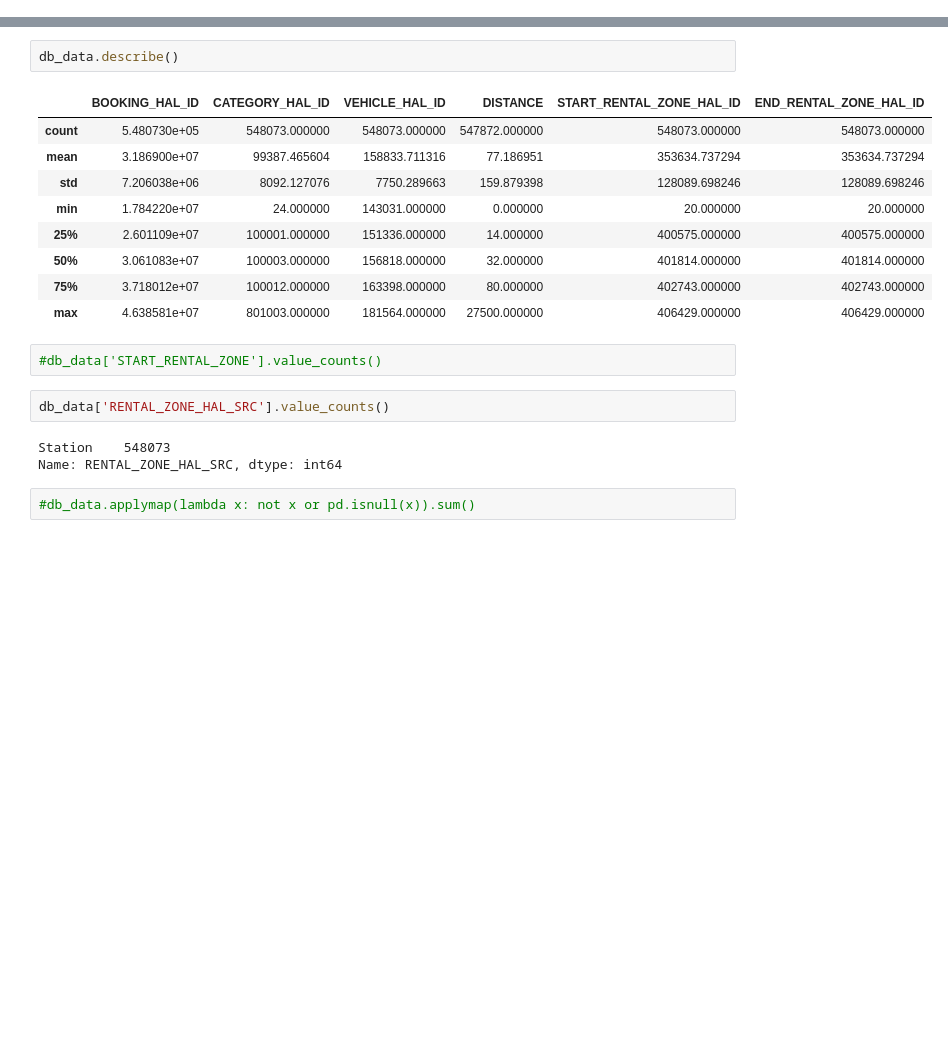
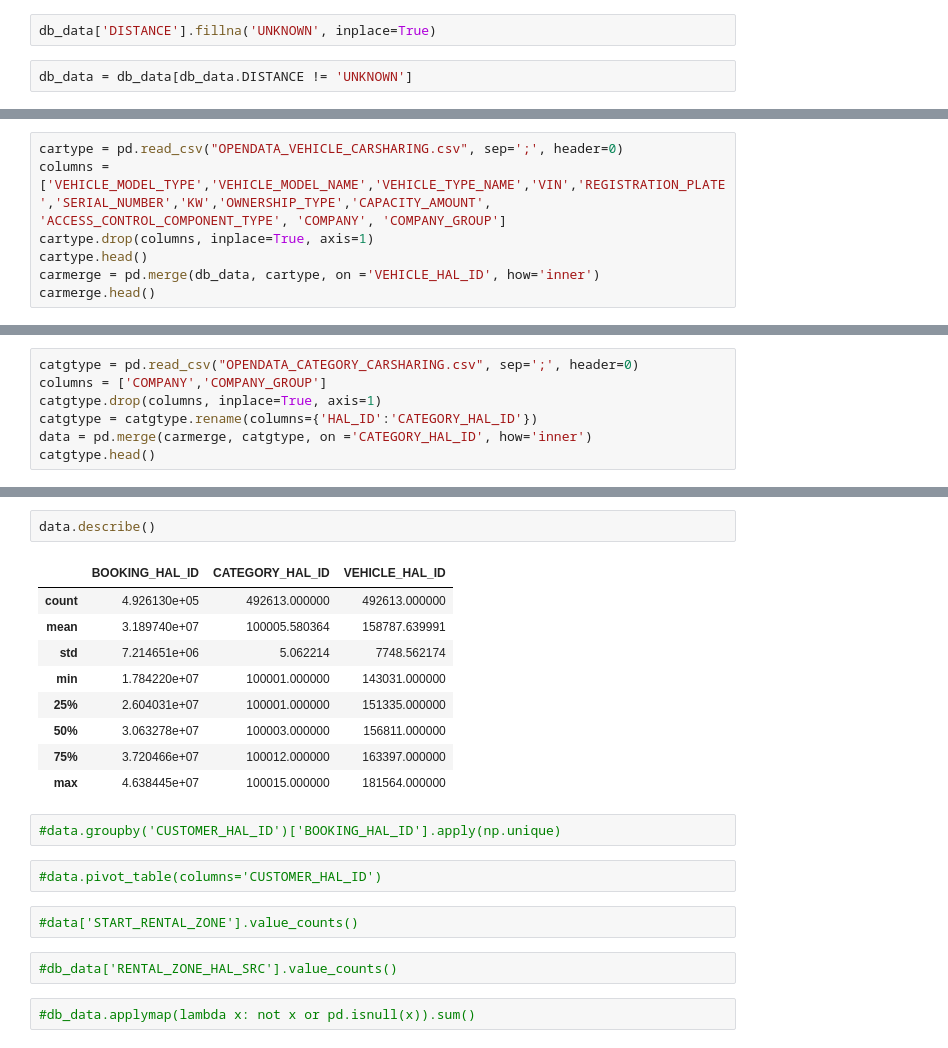
Before and after one commit to jawaharreddy/Flinkster-Data-Analysis, a Jupyter notebook: db_data.ipynb, the cells around one changed output, grey strips where cells are left out. Saved outputs shown, nothing was run; the diff lists cells and outputs as text; blank space fills up the shorter version.

```diff
--- a/db_data.ipynb
+++ b/db_data.ipynb
@@ -16,0 +27,4 @@ db_data[548069:]
+# %%
+db_data['DISTANCE'].fillna('UNKNOWN', inplace=True)
+# %%
+db_data = db_data[db_data.DISTANCE != 'UNKNOWN']
@@ -16,0 +63,7 @@ db_data[548069:]
+# %%
+cartype = pd.read_csv("OPENDATA_VEHICLE_CARSHARING.csv", sep=';', header=0)
+columns = ['VEHICLE_MODEL_TYPE','VEHICLE_MODEL_NAME','VEHICLE_TYPE_NAME','VIN','REGISTRATION_PLATE','SERIAL_NUMBER','KW','OWNERSHIP_TYPE','CAPACITY_AMOUNT', 'ACCESS_CONTROL_COMPONENT_TYPE', 'COMPANY', 'COMPANY_GROUP']
+cartype.drop(columns, inplace=True, axis=1)
+cartype.head()
+carmerge = pd.merge(db_data, cartype, on ='VEHICLE_HAL_ID', how='inner')
+carmerge.head()
@@ -16,0 +87,7 @@ db_data[548069:]
+# %%
+catgtype = pd.read_csv("OPENDATA_CATEGORY_CARSHARING.csv", sep=';', header=0)
+columns = ['COMPANY','COMPANY_GROUP']
+catgtype.drop(columns, inplace=True, axis=1)
+catgtype = catgtype.rename(columns={'HAL_ID':'CATEGORY_HAL_ID'})
+data = pd.merge(carmerge, catgtype, on ='CATEGORY_HAL_ID', how='inner')
+catgtype.head()
@@ -17,21 +120,22 @@ db_data[548069:]
 # %%
-db_data.describe()
+data.describe()
 # %% [output]
-|  | BOOKING_HAL_ID | CATEGORY_HAL_ID | VEHICLE_HAL_ID | DISTANCE | START_RENTAL_ZONE_HAL_ID | END_RENTAL_ZONE_HAL_ID |
-| count | 5.480730e+05 | 548073.000000 | 548073.000000 | 547872.000000 | 548073.000000 | 548073.000000 |
-| mean | 3.186900e+07 | 99387.465604 | 158833.711316 | 77.186951 | 353634.737294 | 353634.737294 |
-| std | 7.206038e+06 | 8092.127076 | 7750.289663 | 159.879398 | 128089.698246 | 128089.698246 |
-| min | 1.784220e+07 | 24.000000 | 143031.000000 | 0.000000 | 20.000000 | 20.000000 |
-| 25% | 2.601109e+07 | 100001.000000 | 151336.000000 | 14.000000 | 400575.000000 | 400575.000000 |
-| 50% | 3.061083e+07 | 100003.000000 | 156818.000000 | 32.000000 | 401814.000000 | 401814.000000 |
-| 75% | 3.718012e+07 | 100012.000000 | 163398.000000 | 80.000000 | 402743.000000 | 402743.000000 |
-| max | 4.638581e+07 | 801003.000000 | 181564.000000 | 27500.000000 | 406429.000000 | 406429.000000 |
+|  | BOOKING_HAL_ID | CATEGORY_HAL_ID | VEHICLE_HAL_ID |
+| count | 4.926130e+05 | 492613.000000 | 492613.000000 |
+| mean | 3.189740e+07 | 100005.580364 | 158787.639991 |
+| std | 7.214651e+06 | 5.062214 | 7748.562174 |
+| min | 1.784220e+07 | 100001.000000 | 143031.000000 |
+| 25% | 2.604031e+07 | 100001.000000 | 151335.000000 |
+| 50% | 3.063278e+07 | 100003.000000 | 156811.000000 |
+| 75% | 3.720466e+07 | 100012.000000 | 163397.000000 |
+| max | 4.638445e+07 | 100015.000000 | 181564.000000 |
+# %%
+#data.groupby('CUSTOMER_HAL_ID')['BOOKING_HAL_ID'].apply(np.unique)
+# %%
+#data.pivot_table(columns='CUSTOMER_HAL_ID')
 # %%
-#db_data['START_RENTAL_ZONE'].value_counts()
+#data['START_RENTAL_ZONE'].value_counts()
 # %%
-db_data['RENTAL_ZONE_HAL_SRC'].value_counts()
+#db_data['RENTAL_ZONE_HAL_SRC'].value_counts()
-# %% [output]
-Station    548073
-Name: RENTAL_ZONE_HAL_SRC, dtype: int64
 # %%
 #db_data.applymap(lambda x: not x or pd.isnull(x)).sum()
```
Also changed, not shown: parts of 105 cells of this notebook.
